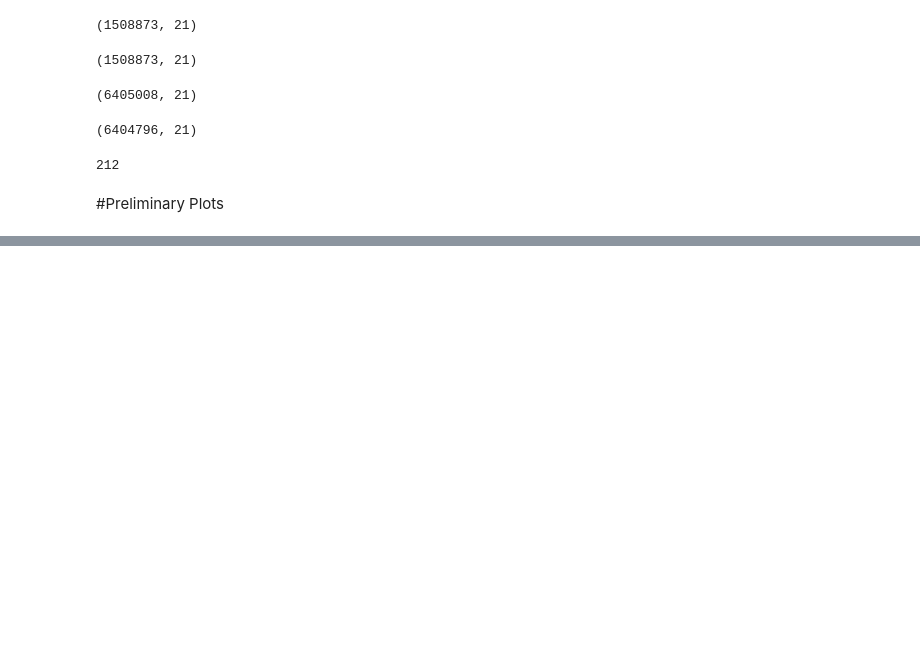
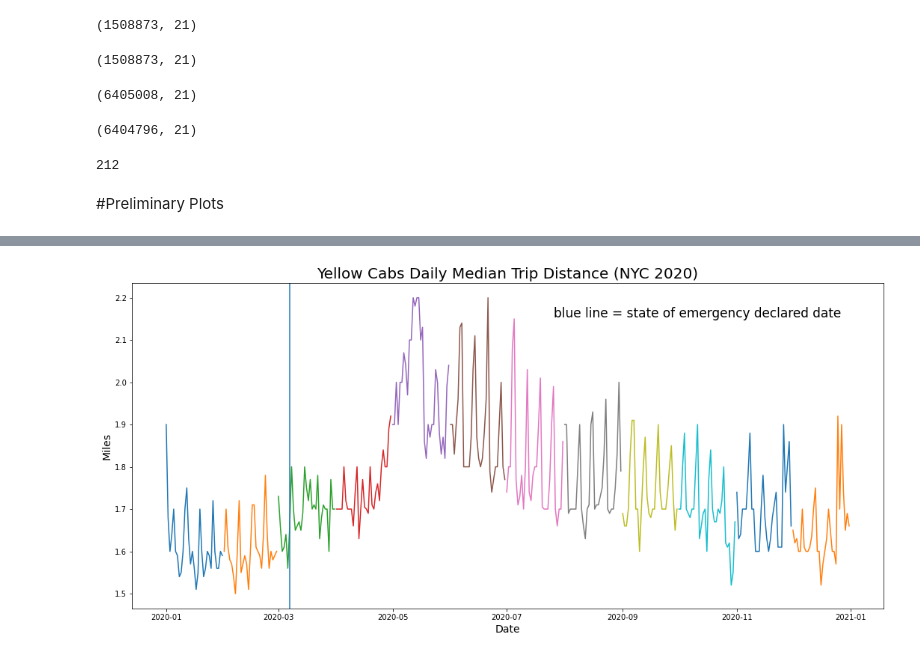
Before and after one commit to harrislam1/covid19_NYC_taxi_trips, a Jupyter notebook: loading_NYC_taxi_data.ipynb, the cells around one changed output, grey strips where cells are left out. Drawn from its saved outputs; the diff is of its cells as text; code cells hidden in the pictures; blank space fills up the shorter version.

```diff
--- a/loading_NYC_taxi_data.ipynb
+++ b/loading_NYC_taxi_data.ipynb
@@ -78,0 +217,11 @@ df_yellow2020[0].shape[0]-yellow2020_clean[0].shape[0]
+# %%
+for i in range(len(yellow2020_clean)):
+  yellow2020_clean[i].groupby(yellow2020_clean[i].pick_up_date.dt.date)['trip_distance'].median().plot(title='Median Daily Trip Distance', figsize=(18,8))
+plt.axvline("2020-03-07", 0, 250000)
+plt.figtext(0.56, .8, "blue line = state of emergency declared date", fontsize=17)
+plt.title("Yellow Cabs Daily Median Trip Distance (NYC 2020)", fontsize=20)
+plt.xlabel("Date", fontsize=14)
+plt.ylabel("Miles", fontsize=14)
+plt.show()
+# %% [output]
+[figure, added]
```
Also changed, not shown: parts of 53 cells of this notebook.
